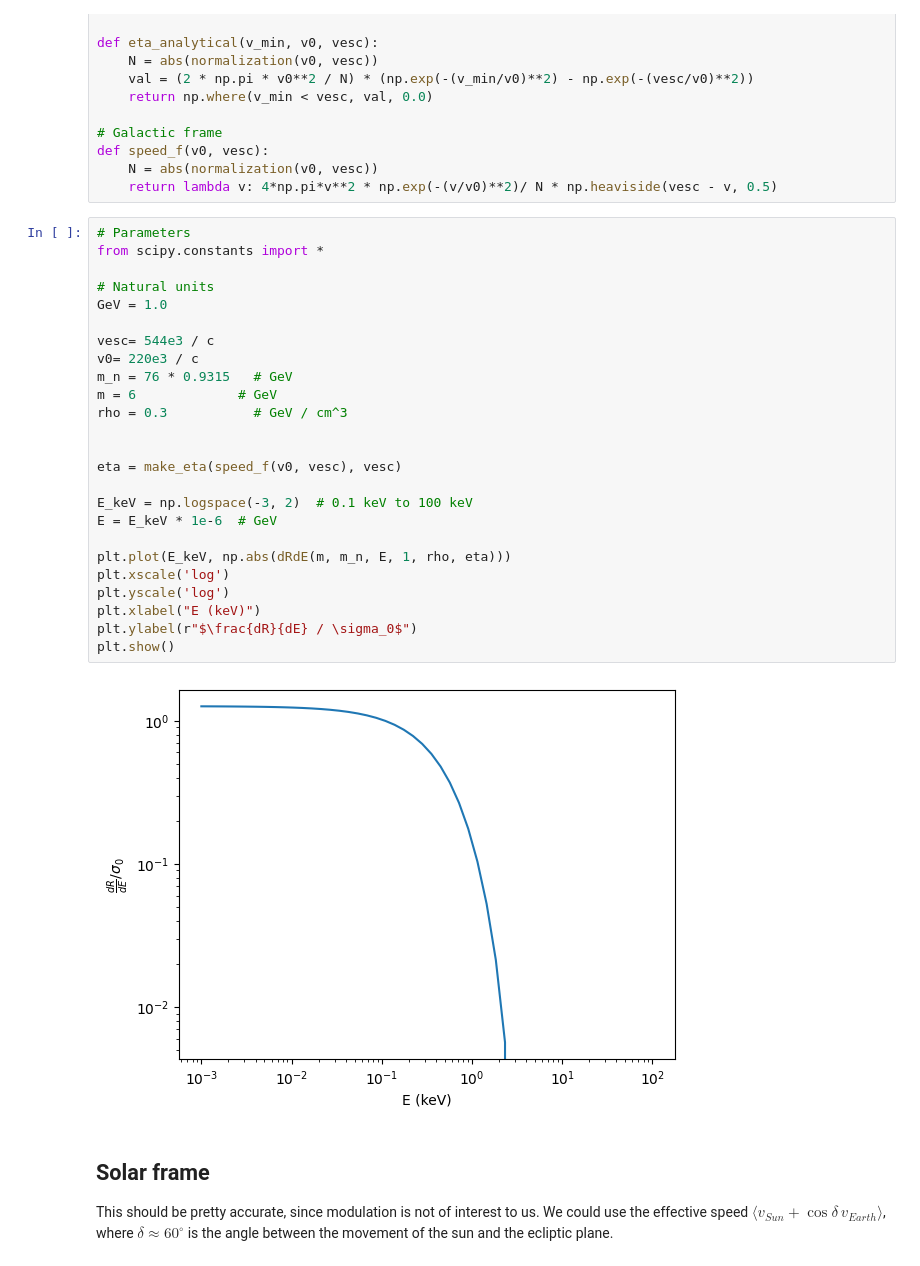
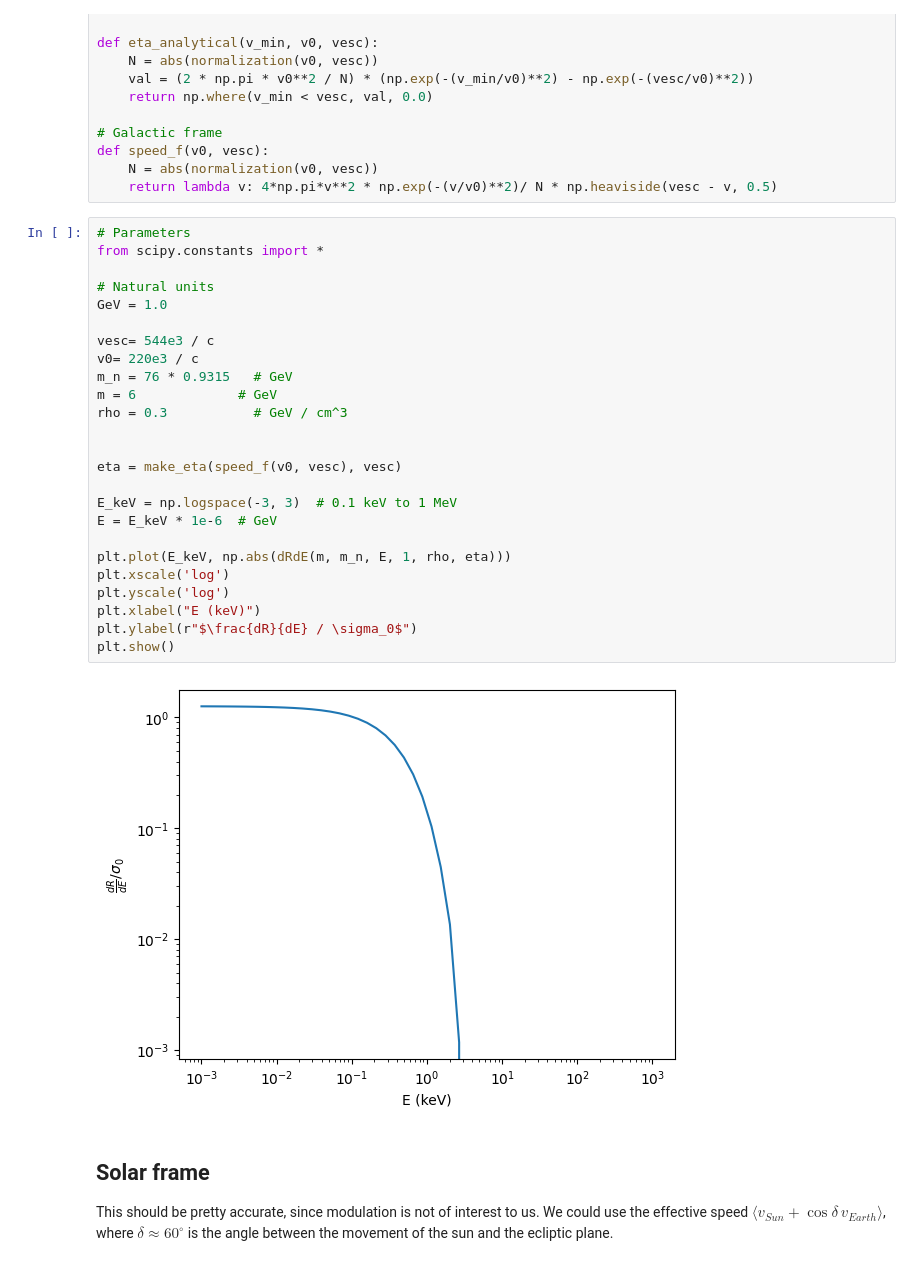
Before and after one commit to tiagocamison/WIMP-LEGEND, a Jupyter notebook: WIMP_O1_spectrum.ipynb, the cells around one changed output. Saved outputs shown, nothing was run; the diff lists cells and outputs as text.

```diff
--- a/WIMP_O1_spectrum.ipynb
+++ b/WIMP_O1_spectrum.ipynb
@@ -72,30 +73,30 @@ def speed_f(v0, vesc):
 # %%
 # Parameters
 from scipy.constants import *
 
 # Natural units
 GeV = 1.0
 
 vesc= 544e3 / c
 v0= 220e3 / c
 m_n = 76 * 0.9315   # GeV
 m = 6             # GeV
 rho = 0.3           # GeV / cm^3
 
 
 eta = make_eta(speed_f(v0, vesc), vesc)
 
-E_keV = np.logspace(-3, 2)  # 0.1 keV to 100 keV
+E_keV = np.logspace(-3, 3)  # 0.1 keV to 1 MeV
 E = E_keV * 1e-6  # GeV
 
 plt.plot(E_keV, np.abs(dRdE(m, m_n, E, 1, rho, eta)))
 plt.xscale('log')
 plt.yscale('log')
 plt.xlabel("E (keV)")
 plt.ylabel(r"$\frac{dR}{dE} / \sigma_0$")
 plt.show()
 # %% [output]
-[figure, old version]
+[figure, new version]
 # %% [markdown]
 ## Solar frame
 This should be pretty accurate, since modulation is not of interest to us. We could use the effective speed $\langle v_{Sun} + \cos{\delta}\,  v_{Earth}\rangle$, where $\delta \approx 60^\circ$ is the angle between the movement of the sun and the ecliptic plane.
```
Also changed, not shown: parts of 16 cells of this notebook.
